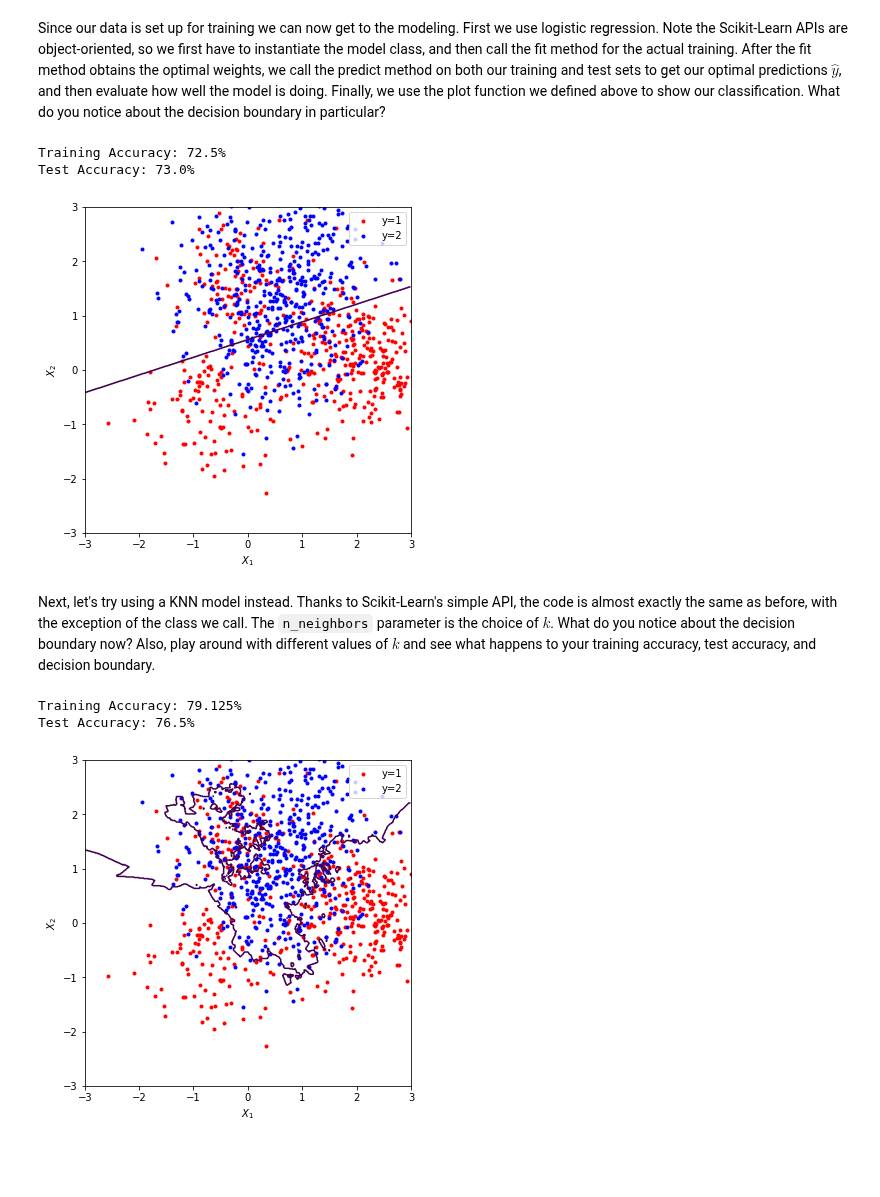
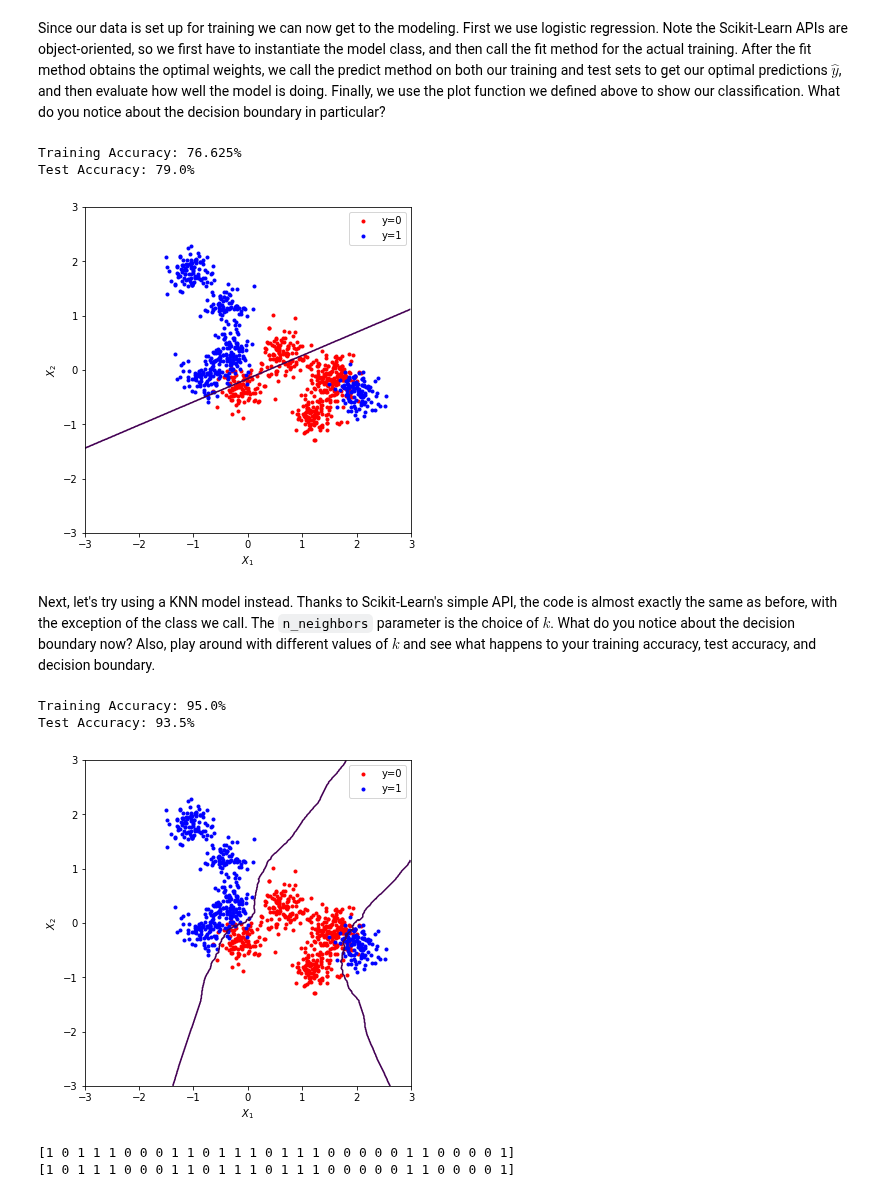
Before and after one commit to rkingery/ml_tutorials, a Jupyter notebook: supervised_learning.ipynb, the cells around one changed output. Drawn from its saved outputs; the diff is of its cells as text; code cells hidden in the pictures; blank space fills up the shorter version.

```diff
--- a/supervised_learning.ipynb
+++ b/supervised_learning.ipynb
@@ -25,12 +25,12 @@ def gen_data(size=1000,centers=5):
     for j in range(size):
         i = np.random.randint(2*centers)
         m = M[i]
-        X[j,:] = np.random.multivariate_normal(np.array(m),2.*np.eye(2)/centers)
+        X[j,:] = np.random.multivariate_normal(np.array(m),.2*np.eye(2)/centers)
         if i<centers:
-            y[j] = 1
+            y[j] = 0
             x1 += [X[j,:]]
         else:
-            y[j] = 2
+            y[j] = 1
             x2 += [X[j,:]]
     x1 = np.array(x1).reshape(len(x1),2)
     x2 = np.array(x2).reshape(len(x2),2)
@@ -44,10 +44,10 @@ def plot_model(model,X,y,x1,x2):
     yhat = model.predict(grid).reshape(xx.shape)
 
     f, ax = plt.subplots(figsize=(8, 6))
-    ax.contour(xx, yy, yhat, levels=[1.5])
+    ax.contour(xx, yy, yhat, levels=[.5])
 
-    ax.scatter(x1[:,0],x1[:,1],marker='.',c='red',label='y=1')
-    ax.scatter(x2[:,0],x2[:,1],marker='.',c='blue',label='y=2')
+    ax.scatter(x1[:,0],x1[:,1],marker='.',c='red',label='y=0')
+    ax.scatter(x2[:,0],x2[:,1],marker='.',c='blue',label='y=1')
 
     ax.set(aspect="equal",
            xlim=(-3, 3), ylim=(-3, 3),
@@ -67,42 +67,49 @@ model = LogisticRegression()
 model.fit(X_train,y_train)
 
 yhat = model.predict(X_train)
-ypred = (yhat>1.5)+1
+ypred = (yhat>.5)
 conf = metrics.confusion_matrix(y_train,ypred)
 acc = (conf[0,0]+conf[1,1])*1./(conf[0,0]+conf[0,1]+conf[1,0]+conf[1,1])
 print('Training Accuracy: '+str(acc*100.)+'%')
 
 yhat = model.predict(X_test)
-ypred = (yhat>1.5)+1
+ypred = (yhat>.5)
 conf = metrics.confusion_matrix(y_test,ypred)
 acc = (conf[0,0]+conf[1,1])*1./(conf[0,0]+conf[0,1]+conf[1,0]+conf[1,1])
 print('Test Accuracy: '+str(acc*100.)+'%')
 
 plot_model(model,X,y,x1,x2)
 # %% [output]
-Training Accuracy: 72.5%
-Test Accuracy: 73.0%
+Training Accuracy: 76.625%
+Test Accuracy: 79.0%
-[figure, old version]
+[figure, new version]
 # %% [markdown]
 Next, let's try using a KNN model instead. Thanks to Scikit-Learn's simple API, the code is almost exactly the same as before, with the exception of the class we call. The `n_neighbors` parameter is the choice of $k$. What do you notice about the decision boundary now? Also, play around with different values of $k$ and see what happens to your training accuracy, test accuracy, and decision boundary.
 # %%
-model = KNeighborsClassifier(n_neighbors=10)
+model = KNeighborsClassifier(n_neighbors=30)
 model.fit(X_train,y_train)
 
 yhat = model.predict(X_train)
-ypred = (yhat>1.5)+1
+ypred = (yhat>.5)
 conf = metrics.confusion_matrix(y_train,ypred)
 acc = (conf[0,0]+conf[1,1])*1./(conf[0,0]+conf[0,1]+conf[1,0]+conf[1,1])
 print('Training Accuracy: '+str(acc*100.)+'%')
 
 yhat = model.predict(X_test)
-ypred = (yhat>1.5)+1
+ypred = (yhat>.5)
 conf = metrics.confusion_matrix(y_test,ypred)
 acc = (conf[0,0]+conf[1,1])*1./(conf[0,0]+conf[0,1]+conf[1,0]+conf[1,1])
 print('Test Accuracy: '+str(acc*100.)+'%')
 
 plot_model(model,X,y,x1,x2)
 # %% [output]
-Training Accuracy: 79.125%
-Test Accuracy: 76.5%
+Training Accuracy: 95.0%
+Test Accuracy: 93.5%
-[figure, old version]
+[figure, new version]
+# %%
+# examples of predicted labels vs actual labels
+print(ypred.astype('int32')[:30])
+print(y_test[:30].astype('int32'))
+# %% [output]
+[1 0 1 1 1 0 0 0 1 1 0 1 1 1 0 1 1 1 0 0 0 0 0 1 1 0 0 0 0 1]
+[1 0 1 1 1 0 0 0 1 1 0 1 1 1 0 1 1 1 0 0 0 0 0 1 1 0 0 0 0 1]
```
